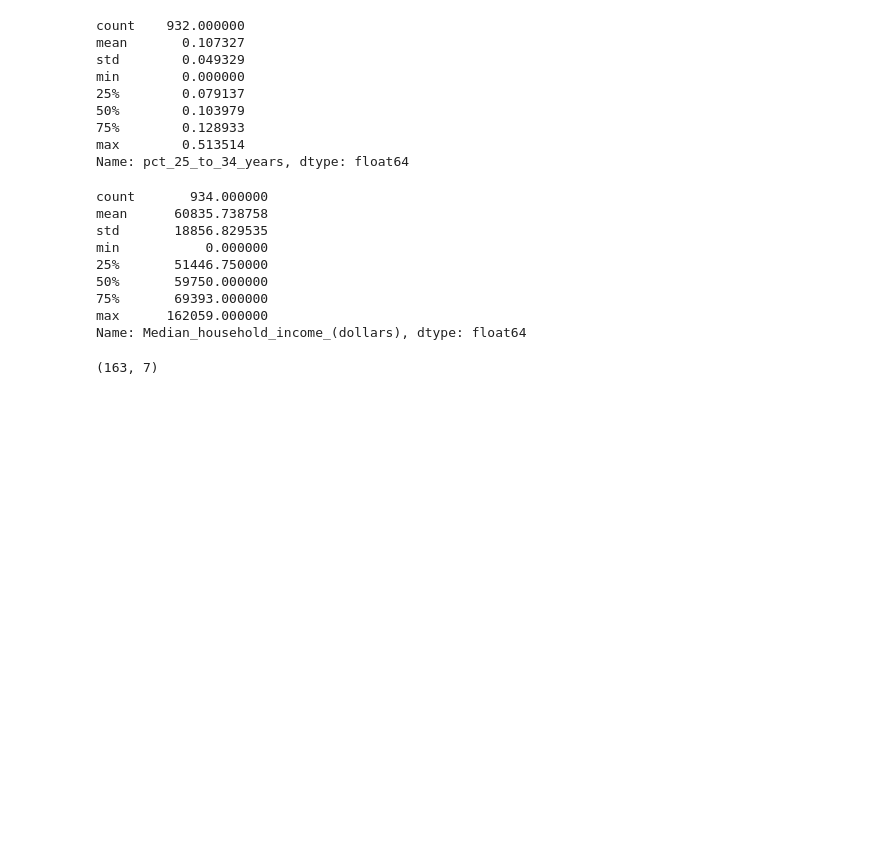
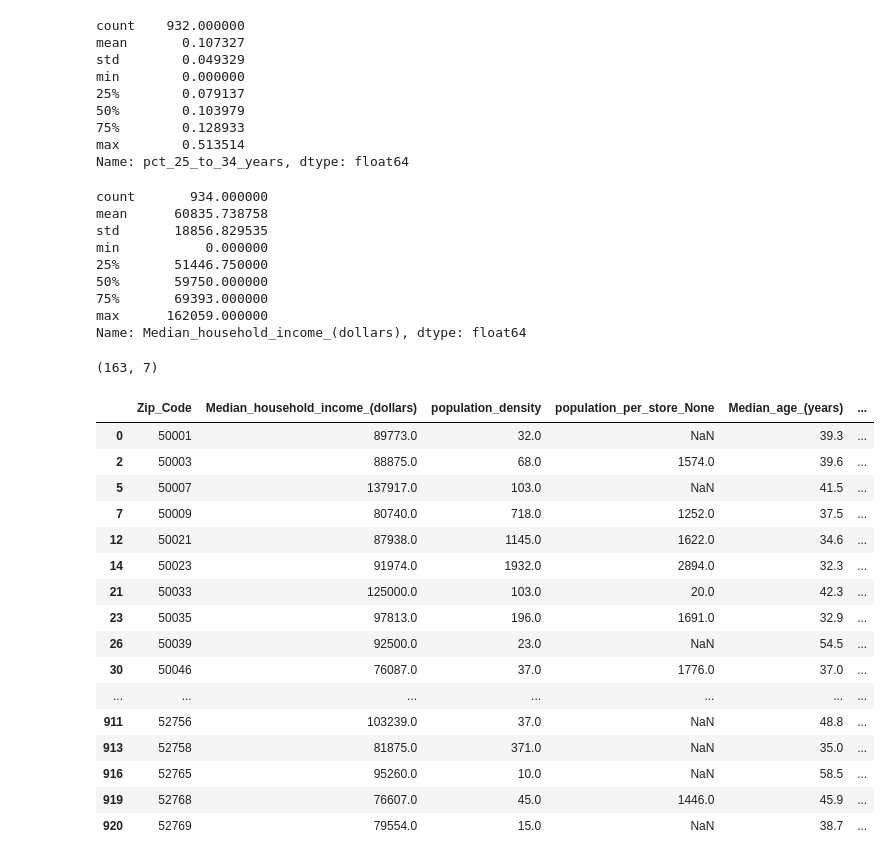
Before and after one commit to dgarbato/capstone, a Jupyter notebook: EDA Census data-New.ipynb, the cells around one changed output. Drawn from its saved outputs; the diff is of its cells as text; code cells hidden in the pictures; blank space fills up the shorter version.

```diff
--- a/EDA Census data-New.ipynb
+++ b/EDA Census data-New.ipynb
@@ -103,3 +83,23 @@ census_combined4.loc[census_combined4['Median_household_income_(dollars)'] > 750
 # %% [output]
 (163, 7)
+# %%
+census_combined4.loc[census_combined4['Median_household_income_(dollars)'] > 75000,['Zip_Code','Median_household_income_(dollars)','population_density', 'population_per_store_None','Median_age_(years)','primary_city','county']]
+# %% [output]
+|  | Zip_Code | Median_household_income_(dollars) | population_density | population_per_store_None | Median_age_(years) | ... |
+| 0 | 50001 | 89773.0 | 32.0 | NaN | 39.3 | ... |
+| 2 | 50003 | 88875.0 | 68.0 | 1574.0 | 39.6 | ... |
+| 5 | 50007 | 137917.0 | 103.0 | NaN | 41.5 | ... |
+| 7 | 50009 | 80740.0 | 718.0 | 1252.0 | 37.5 | ... |
+| 12 | 50021 | 87938.0 | 1145.0 | 1622.0 | 34.6 | ... |
+| 14 | 50023 | 91974.0 | 1932.0 | 2894.0 | 32.3 | ... |
+| 21 | 50033 | 125000.0 | 103.0 | 20.0 | 42.3 | ... |
+| 23 | 50035 | 97813.0 | 196.0 | 1691.0 | 32.9 | ... |
+| 26 | 50039 | 92500.0 | 23.0 | NaN | 54.5 | ... |
+| 30 | 50046 | 76087.0 | 37.0 | 1776.0 | 37.0 | ... |
+| ... | ... | ... | ... | ... | ... | ... |
+| 911 | 52756 | 103239.0 | 37.0 | NaN | 48.8 | ... |
+| 913 | 52758 | 81875.0 | 371.0 | NaN | 35.0 | ... |
+| 916 | 52765 | 95260.0 | 10.0 | NaN | 58.5 | ... |
+| 919 | 52768 | 76607.0 | 45.0 | 1446.0 | 45.9 | ... |
+| 920 | 52769 | 79554.0 | 15.0 | NaN | 38.7 | ... |
 # %%
```
Also changed, not shown: parts of 12 cells of this notebook, 4 other files.
